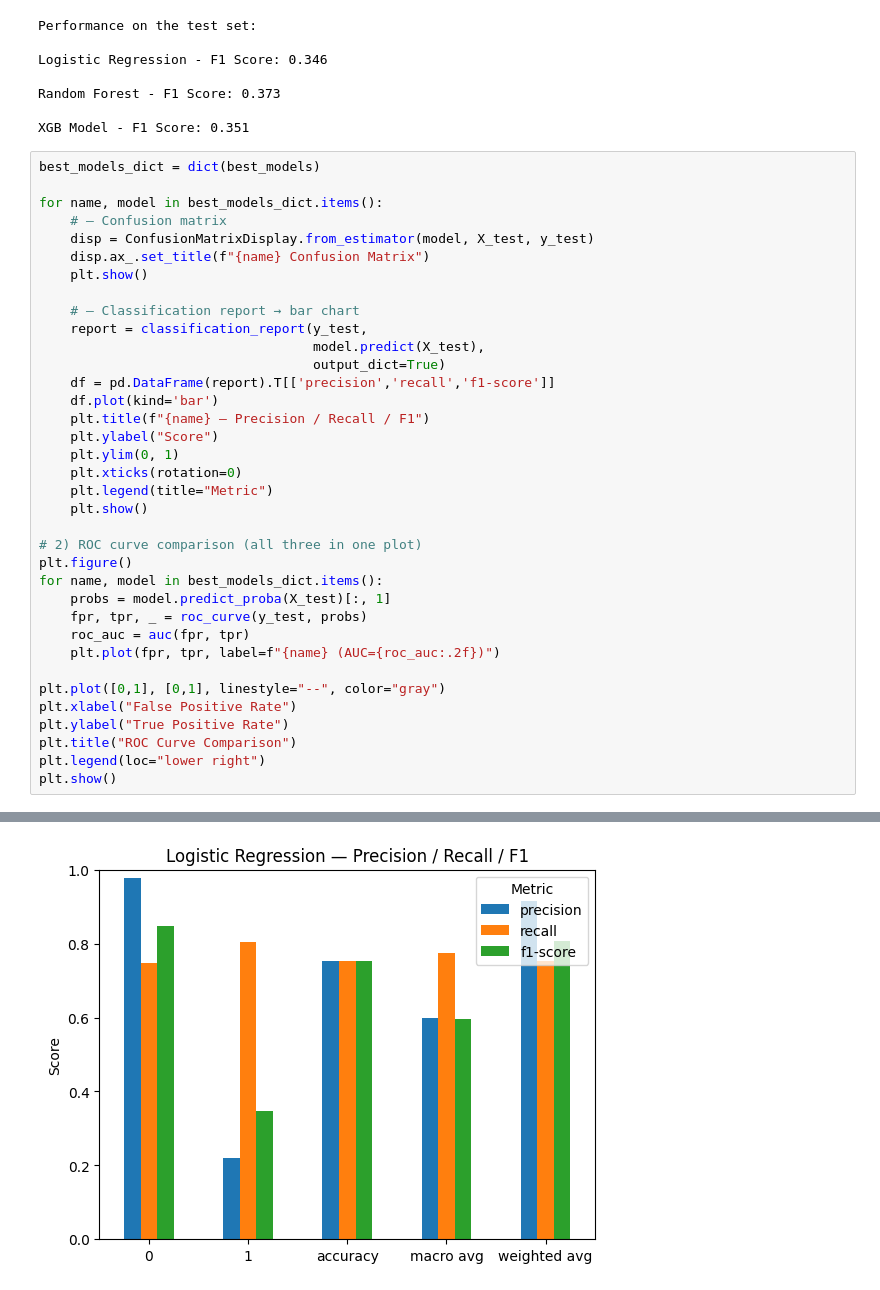
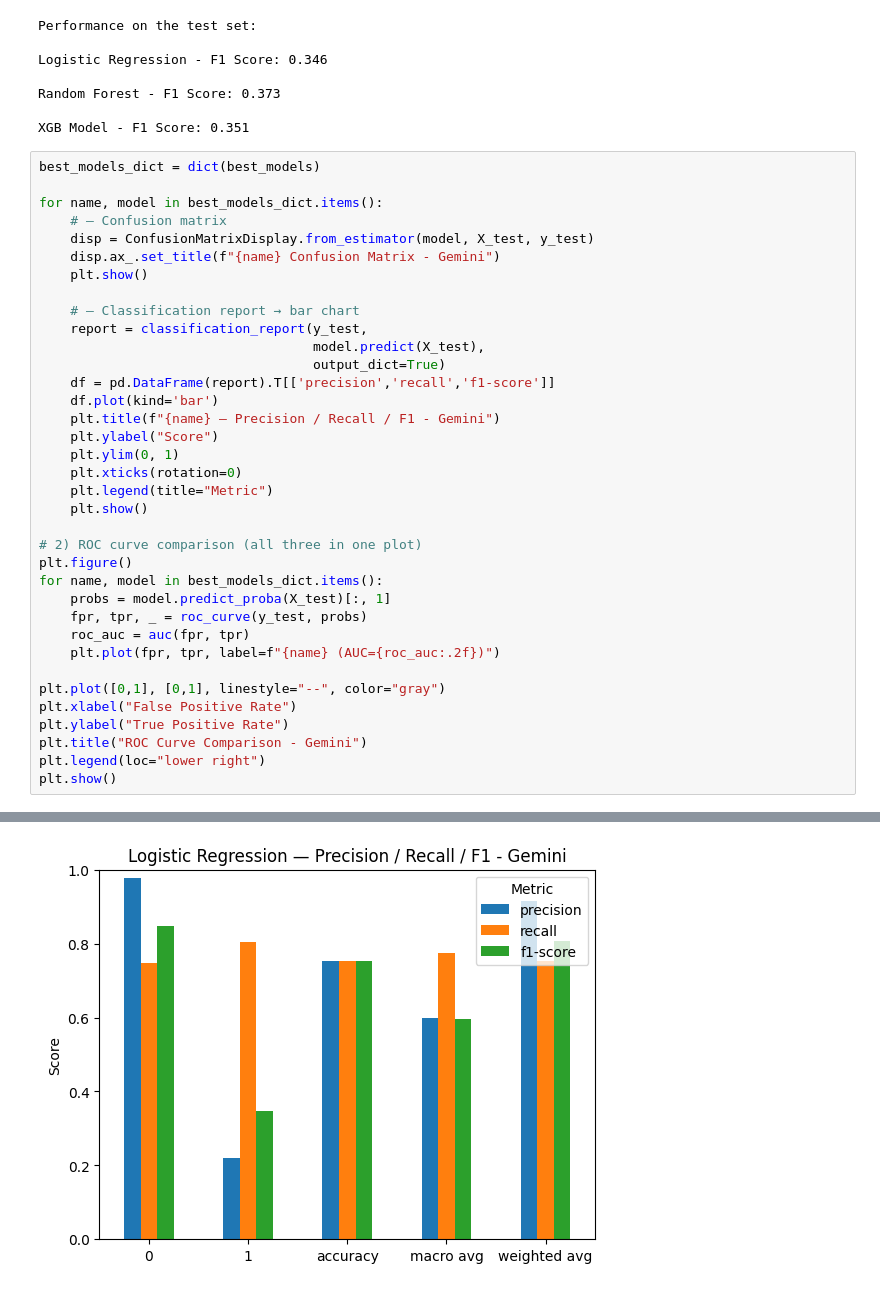
Before and after one commit to numansuri/Capstone-MADS, a Jupyter notebook: gemini_lr_rf_gb_pipeline.ipynb, the cells around one changed output, grey strips where cells are left out. Cells and saved outputs as stored; diff of their text form.

```diff
--- a/gemini_lr_rf_gb_pipeline.ipynb
+++ b/gemini_lr_rf_gb_pipeline.ipynb
@@ -258,7 +258,7 @@ best_models_dict = dict(best_models)
 for name, model in best_models_dict.items():
     # — Confusion matrix
     disp = ConfusionMatrixDisplay.from_estimator(model, X_test, y_test)
-    disp.ax_.set_title(f"{name} Confusion Matrix")
+    disp.ax_.set_title(f"{name} Confusion Matrix - Gemini")
     plt.show()
 
     # — Classification report → bar chart
@@ -267,7 +267,7 @@ for name, model in best_models_dict.items():
                                    output_dict=True)
     df = pd.DataFrame(report).T[['precision','recall','f1-score']]
     df.plot(kind='bar')
-    plt.title(f"{name} — Precision / Recall / F1")
+    plt.title(f"{name} — Precision / Recall / F1 - Gemini")
     plt.ylabel("Score")
     plt.ylim(0, 1)
     plt.xticks(rotation=0)
@@ -285,7 +285,7 @@ for name, model in best_models_dict.items():
 plt.plot([0,1], [0,1], linestyle="--", color="gray")
 plt.xlabel("False Positive Rate")
 plt.ylabel("True Positive Rate")
-plt.title("ROC Curve Comparison")
+plt.title("ROC Curve Comparison - Gemini")
 plt.legend(loc="lower right")
 plt.show()
 # %% [output]
@@ -293 +293 @@ plt.show()
-[figure, old version]
+[figure, new version]
```
Also changed, not shown: parts of 4 cells of this notebook, 4 other files.
